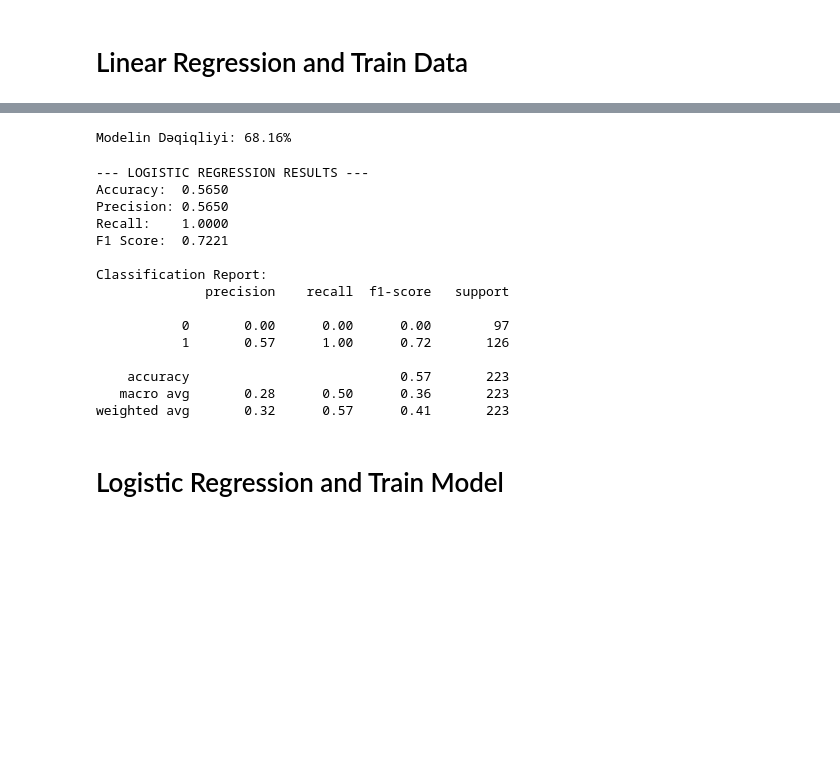
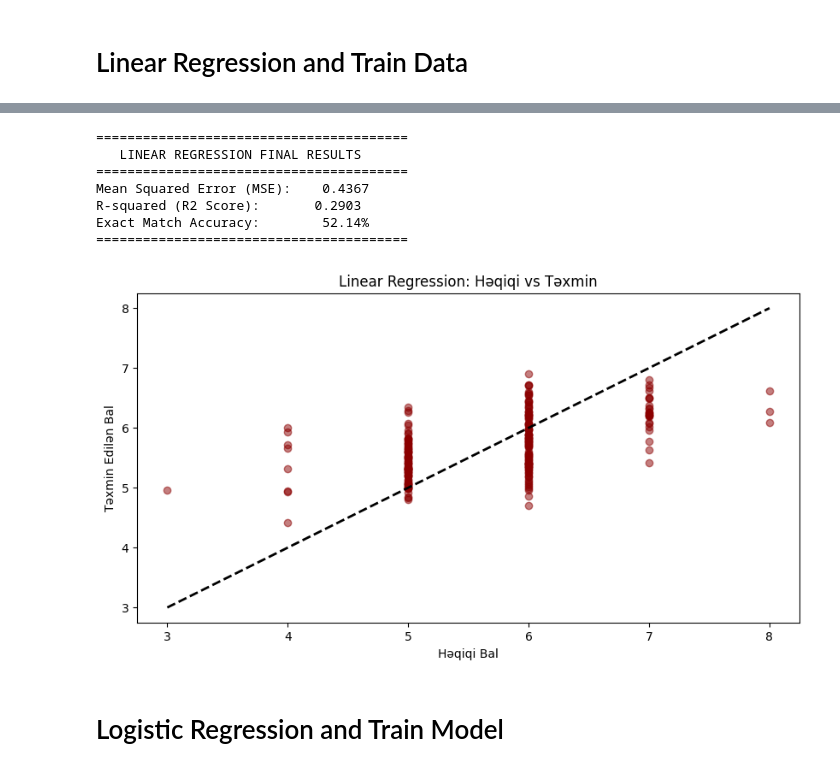
Before and after one commit to somustafa/asoiu-skillcamp, a Jupyter notebook: WineQuality.ipynb, the cells around one changed output, grey strips where cells are left out. Cells and saved outputs as stored; diff of their text form; code cells hidden in the pictures; blank space fills up the shorter version.

Commit message:
Added evaluation metrics

```diff
--- a/WineQuality.ipynb
+++ b/WineQuality.ipynb
@@ -335,5 +294,0 @@ y_pred = model.predict(X_test_final)
-# %%
-accuracy = np.mean(y_pred == y_test_array)
-print(f"\nModelin Dəqiqliyi: {accuracy * 100:.2f}%")
-# %% [output]
-Modelin Dəqiqliyi: 68.16%
@@ -342,37 +295,39 @@ y_pred = model.predict(X_test)
-# %%
-from sklearn.metrics import accuracy_score, precision_score, recall_score, f1_score, classification_report, confusion_matrix
-
-# Logistic Regression proqnozları (y_test_pred artıq yuxarıda hesablanıb)
-log_acc = accuracy_score(y_test_array, y_test_pred)
-log_prec = precision_score(y_test_array, y_test_pred)
-log_rec = recall_score(y_test_array, y_test_pred)
-log_f1 = f1_score(y_test_array, y_test_pred)
-
-print("--- LOGISTIC REGRESSION RESULTS ---")
-print(f"Accuracy:  {log_acc:.4f}")
-print(f"Precision: {log_prec:.4f}")
-print(f"Recall:    {log_rec:.4f}")
-print(f"F1 Score:  {log_f1:.4f}")
-
-# Detallı hesabat
-print("\nClassification Report:")
-print(classification_report(y_test_array, y_test_pred))
-# %% [output]
---- LOGISTIC REGRESSION RESULTS ---
-Accuracy:  0.5650
-Precision: 0.5650
-Recall:    1.0000
-F1 Score:  0.7221
-
-Classification Report:
-              precision    recall  f1-score   support
-
-           0       0.00      0.00      0.00        97
-           1       0.57      1.00      0.72       126
-
-    accuracy                           0.57       223
-   macro avg       0.28      0.50      0.36       223
-weighted avg       0.32      0.57      0.41       223
+# %%
+from sklearn.metrics import mean_squared_error, r2_score, accuracy_score, classification_report
+
+y_lin_pred_rounded = np.round(y_lin_pred).astype(int)
+y_test_reg_int = y_test_reg.astype(int)
+
+mse = mean_squared_error(y_test_reg_int, y_lin_pred)
+r2 = r2_score(y_test_reg_int, y_lin_pred)
+accuracy = accuracy_score(y_test_reg_int, y_lin_pred_rounded)
+
+# 5. NƏTİCƏLƏRİ ÇAP ETMƏK
+print("="*40)
+print("   LINEAR REGRESSION FINAL RESULTS")
+print("="*40)
+print(f"Mean Squared Error (MSE):    {mse:.4f}")
+print(f"R-squared (R2 Score):       {r2:.4f}")
+print(f"Exact Match Accuracy:        {accuracy * 100:.2f}%")
+print("="*40)
+
+# 6. VİZUALLAŞDIRMA
+plt.figure(figsize=(10, 5))
+plt.scatter(y_test_reg_int, y_lin_pred, color='darkred', alpha=0.5)
+plt.plot([y_test_reg_int.min(), y_test_reg_int.max()], [y_test_reg_int.min(), y_test_reg_int.max()], 'k--', lw=2)
+plt.title("Linear Regression: Həqiqi vs Təxmin")
+plt.xlabel("Həqiqi Bal")
+plt.ylabel("Təxmin Edilən Bal")
+plt.show()
+# %% [output]
+========================================
+   LINEAR REGRESSION FINAL RESULTS
+========================================
+Mean Squared Error (MSE):    0.4367
+R-squared (R2 Score):       0.2903
+Exact Match Accuracy:        52.14%
+========================================
+[figure, added]
 # %% [markdown]
 # Logistic Regression and Train Model
 # %%
```
Also changed, not shown: parts of 18 cells of this notebook.
